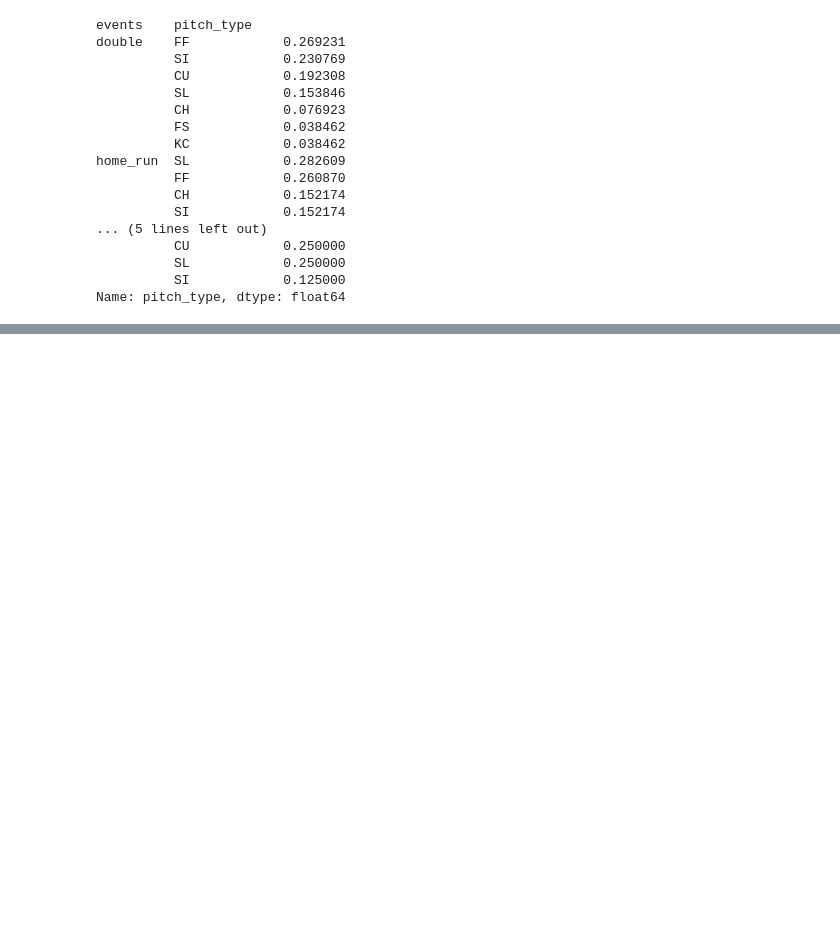
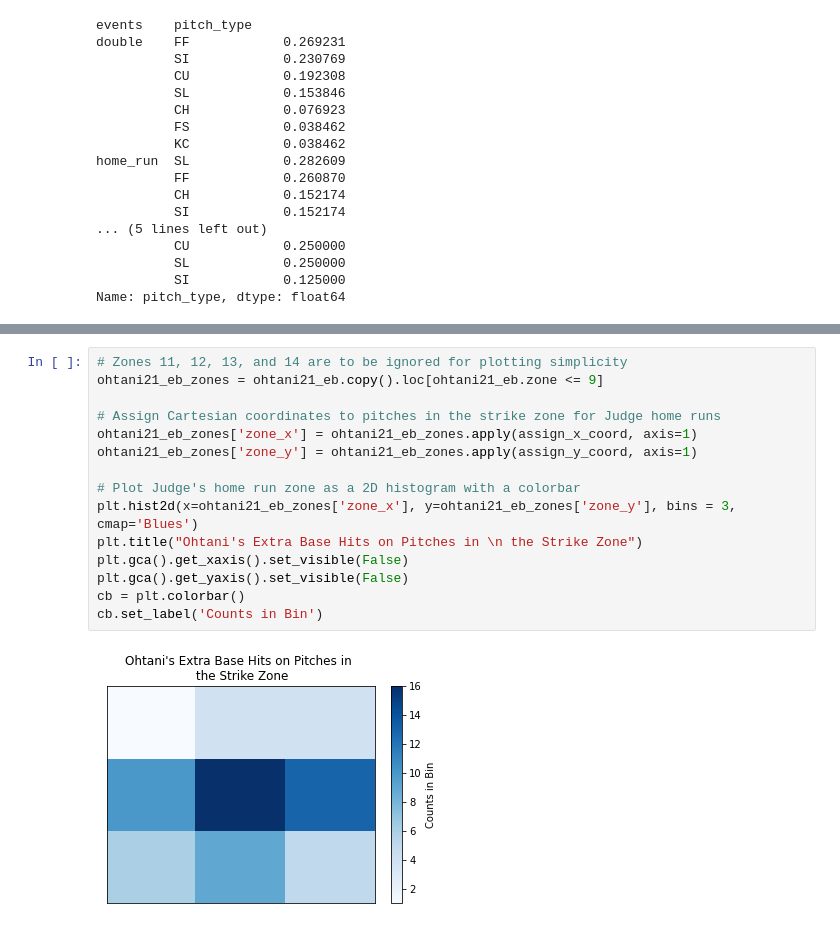
Before and after one commit to teruki-i/Ohtani, a Jupyter notebook: Ohtani_2021.ipynb, the cells around one changed output, grey strips where cells are left out. Drawn from its saved outputs; the diff is of its cells as text; blank space fills up the shorter version.

```diff
--- a/Ohtani_2021.ipynb
+++ b/Ohtani_2021.ipynb
@@ -212,0 +270,17 @@ Name: pitch_type, dtype: float64
+# %%
+# Zones 11, 12, 13, and 14 are to be ignored for plotting simplicity
+ohtani21_eb_zones = ohtani21_eb.copy().loc[ohtani21_eb.zone <= 9]
+
+# Assign Cartesian coordinates to pitches in the strike zone for Judge home runs
+ohtani21_eb_zones['zone_x'] = ohtani21_eb_zones.apply(assign_x_coord, axis=1)
+ohtani21_eb_zones['zone_y'] = ohtani21_eb_zones.apply(assign_y_coord, axis=1)
+
+# Plot Judge's home run zone as a 2D histogram with a colorbar
+plt.hist2d(x=ohtani21_eb_zones['zone_x'], y=ohtani21_eb_zones['zone_y'], bins = 3, cmap='Blues')
+plt.title("Ohtani's Extra Base Hits on Pitches in \n the Strike Zone")
+plt.gca().get_xaxis().set_visible(False)
+plt.gca().get_yaxis().set_visible(False)
+cb = plt.colorbar()
+cb.set_label('Counts in Bin')
+# %% [output]
+[figure, added]
```
Also changed, not shown: parts of 16 cells of this notebook.
